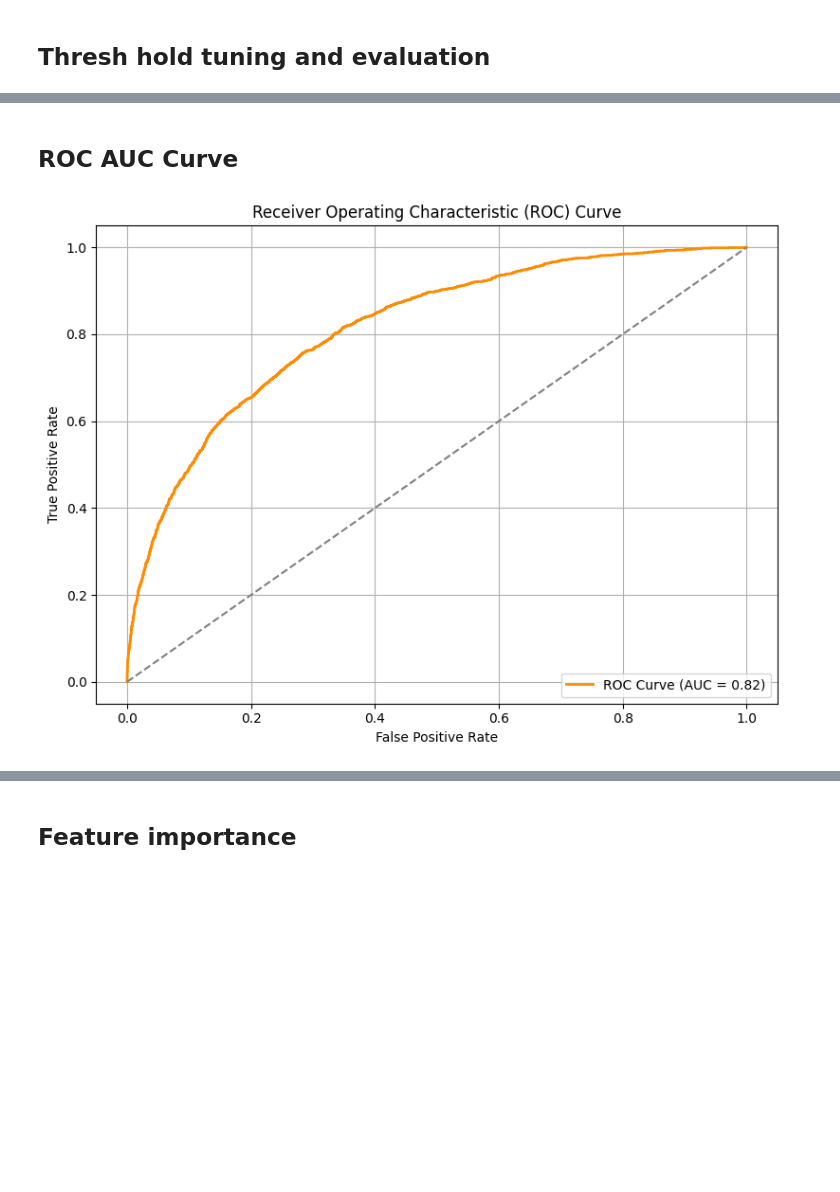
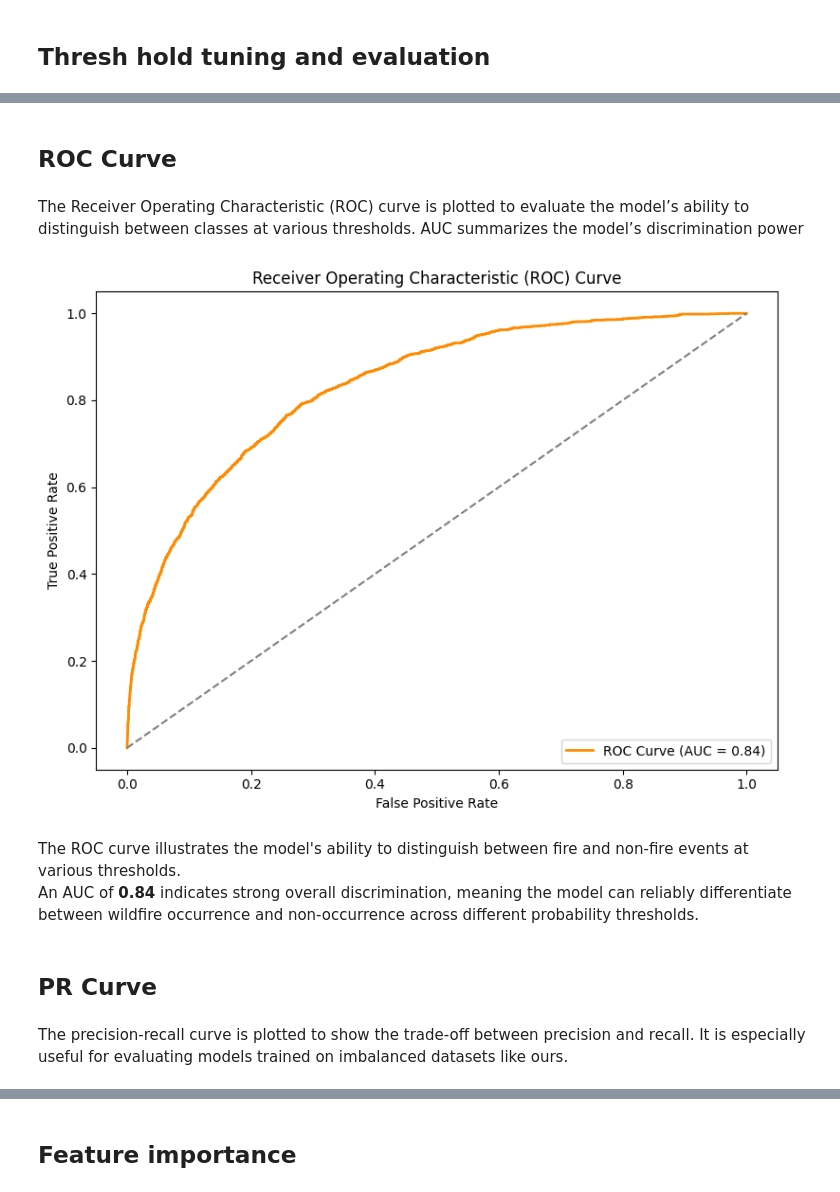
Before and after one commit to zosialenarczyk/wildfire-prevention, a Jupyter notebook: notebooks/XGboost.ipynb, the cells around one changed output, grey strips where cells are left out. Saved outputs shown, nothing was run; the diff lists cells and outputs as text; code cells hidden in the pictures; blank space fills up the shorter version.

Commit message:
Adding my final xgboost model notebook

```diff
--- a/notebooks/XGboost.ipynb
+++ b/notebooks/XGboost.ipynb
@@ -289,7 +603,7 @@ target_col = 'wildfire_occurred'
 
 X = df_features.drop(columns=[
     'date',
-    'wd_0', 'wd_1', 'wd_2', 'wd_3', 'wd_4', 'wd_5', 'wd_6',
+    #'wd_0', 'wd_1', 'wd_2', 'wd_3', 'wd_4', 'wd_5', 'wd_6',
     'wildfire_count',
     target_col
 ])
@@ -333,0 +642,8 @@ https://xgboost.readthedocs.io/en/latest/tutorials/param_tuning.html
+# %%
+baseline_model = LogisticRegression(
+    class_weight='balanced',   # Important for imbalanced classes
+    max_iter=1000,              # Ensure convergence
+    random_state=42
+)
+# %%
+baseline_model.fit(X_train, y_train)
@@ -345,20 +728,11 @@ sample_weights = compute_sample_weight(class_weight='balanced', y=y_train)
 # %%
-from sklearn.model_selection import GridSearchCV, RandomizedSearchCV, StratifiedKFold
-from sklearn.metrics import (
-    classification_report, accuracy_score, precision_score,
-    recall_score, f1_score, confusion_matrix
-)
-from sklearn.utils.class_weight import compute_sample_weight
-from xgboost import XGBClassifier
-import warnings
-
 # =============================
-# Step 1: Suppress XGBoost Warning
+# Suppress XGBoost Warning
 # =============================
 warnings.filterwarnings(action='ignore', category=UserWarning, module='xgboost')
 
 # =============================
-# Step 2: Define Hyperparameter Grid and Cross-validation
+# Define Hyperparameter Grid and Cross-validation
 # =============================
 cv_folds = 7
 
@@ -377,18 +751,19 @@ param_grid = {
 cv = StratifiedKFold(n_splits=cv_folds, shuffle=True, random_state=42)
 
 # =============================
-# Step 3: Calculate scale_pos_weight for Class Imbalance
+# Calculate scale_pos_weight for Class Imbalance
 # =============================
 scale_pos_weight = len(y_train[y_train == 0]) / len(y_train[y_train == 1])
 
 # =============================
-# Step 4a: Randomized Grid Search for Binary Classification
+# Randomized Grid Search for Binary Classification
 # =============================
 random_search = RandomizedSearchCV(
     estimator=XGBClassifier(
         objective='binary:logistic',
         eval_metric='logloss',
         scale_pos_weight=scale_pos_weight,
+        max_delta_step=1,
         random_state=42
     ),
     param_distributions=param_grid,
@@ -433,7 +808,7 @@ best_model = random_search.best_estimator_
 
 print("Best Parameters Found:")
 print(random_search.best_params_)
-# print(grid_search.best_params_)  #
+# print(grid_search.best_params_)
 
 print("\nBest Cross-Validated F1 Score:")
 print(random_search.best_score_)
@@ -493,23 +910,29 @@ Confusion Matrix:
 # %% [markdown]
-## ROC AUC Curve
+## ROC Curve
+# %% [markdown]
+The Receiver Operating Characteristic (ROC) curve is plotted to evaluate the model’s ability to distinguish between classes at various thresholds. AUC summarizes the model’s discrimination power
 # %%
-from sklearn.metrics import roc_curve, roc_auc_score
-import matplotlib.pyplot as plt
-
 # Calculate ROC curve and AUC
 fpr, tpr, thresholds = roc_curve(y_test, y_probs)
 auc_score = roc_auc_score(y_test, y_probs)
 
 # Plot
 plt.figure(figsize=(8, 6))
 plt.plot(fpr, tpr, label=f"ROC Curve (AUC = {auc_score:.2f})", color="darkorange", linewidth=2)
 plt.plot([0, 1], [0, 1], linestyle='--', color='gray')
 plt.xlabel("False Positive Rate")
 plt.ylabel("True Positive Rate")
 plt.title("Receiver Operating Characteristic (ROC) Curve")
 plt.legend(loc="lower right")
-plt.grid(True)
+plt.grid(False)
 plt.tight_layout()
 plt.show()
 # %% [output]
-[figure, old version]
+[figure, new version]
+# %% [markdown]
+The ROC curve illustrates the model's ability to distinguish between fire and non-fire events at various thresholds.
+An AUC of **0.84** indicates strong overall discrimination, meaning the model can reliably differentiate between wildfire occurrence and non-occurrence across different probability thresholds.
+# %% [markdown]
+## PR Curve
+# %% [markdown]
+The precision-recall curve is plotted to show the trade-off between precision and recall. It is especially useful for evaluating models trained on imbalanced datasets like ours.
```
Also changed, not shown: parts of 176 cells of this notebook, 6 other files.
